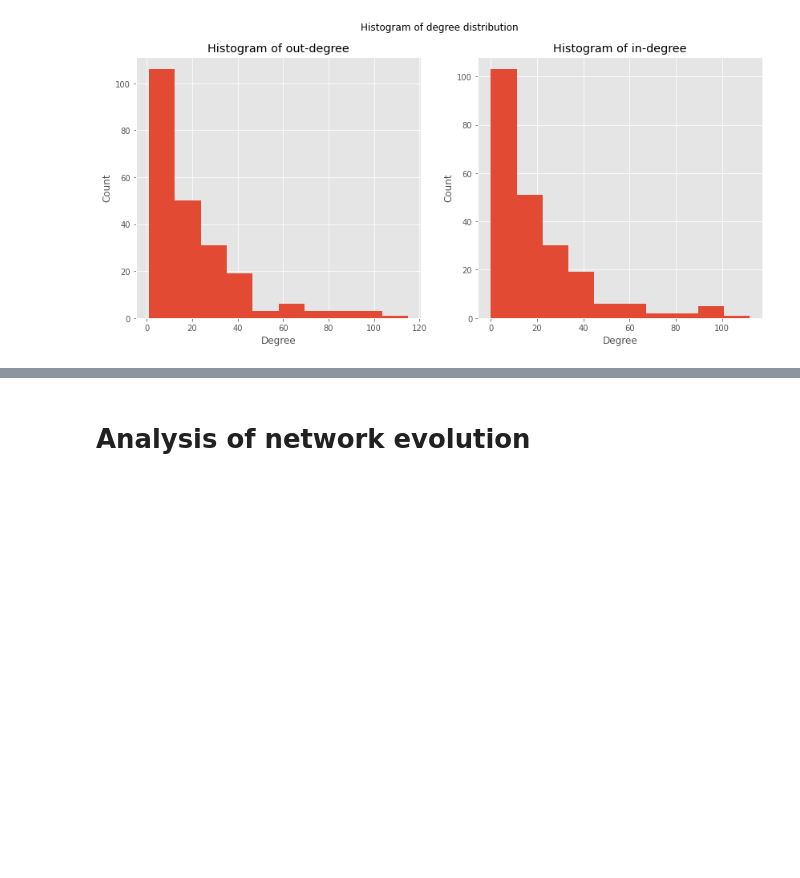
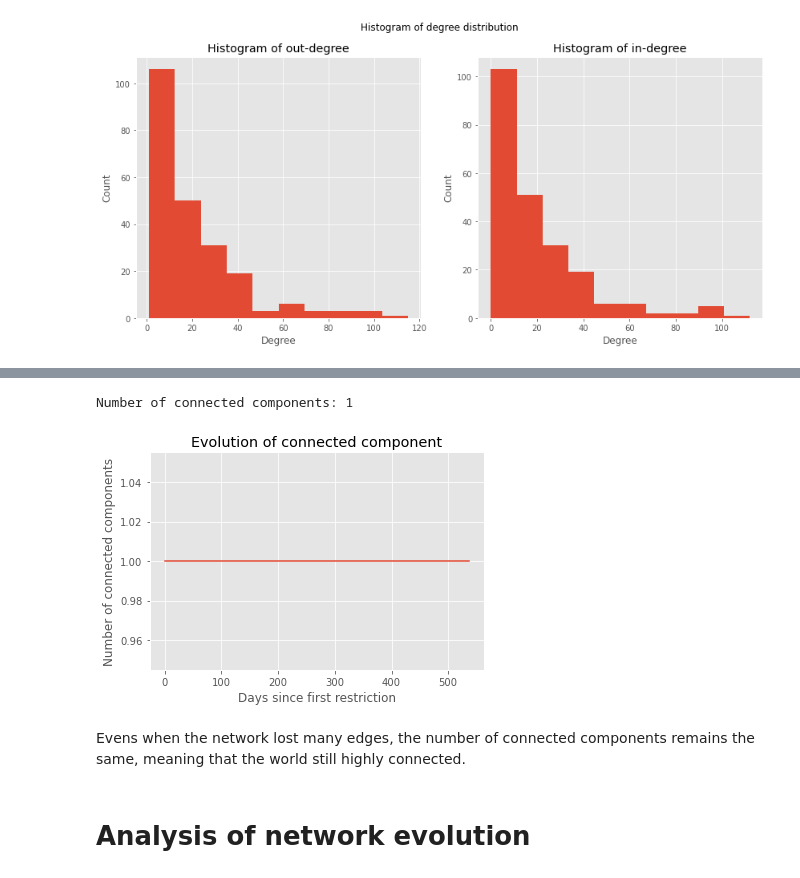
Before and after one commit to GiovaniValdrighi/covid-travels-network, a Jupyter notebook: visual-analysis.ipynb, the cells around one changed output, grey strips where cells are left out. Saved outputs shown, nothing was run; the diff lists cells and outputs as text; code cells hidden in the pictures; blank space fills up the shorter version.

```diff
--- a/visual-analysis.ipynb
+++ b/visual-analysis.ipynb
@@ -106,3 +168,40 @@ plt.show()
+# %%
+initial_network_undirected = initial_network.copy()
+for i in range(initial_network.shape[0]):
+    for j in range(initial_network.shape[0]):
+        if initial_network[i, j] == 0 and initial_network[j, i] == 0:
+            initial_network_undirected[i, j] = 0
+        else:
+            initial_network_undirected[i, j] = 1
+
+G_undirected = nx.from_numpy_matrix(initial_network_undirected)
+print("Number of connected components: " + str(nx.number_connected_components(G_undirected)))
+# %% [output]
+Number of connected components: 1
+# %%
+connected_components_series = []
+for t in range(temporal_network.shape[0]):
+    temp_undirected = temporal_network[t, :, :].copy()
+    for i in range(temp_undirected.shape[0]):
+        for j in range(i+1, temp_undirected.shape[0]):
+            v = 1
+            if temp_undirected[i, j] == 0 and temp_undirected[j, i] == 0:
+                v = 0
+            temp_undirected[i, j] = v
+            temp_undirected[j, i] = v
+
+    G_temp_undirected = nx.from_numpy_matrix(temp_undirected)
+    connected_components_series.append(nx.number_connected_components(G_temp_undirected))
+# %%
+plt.plot(list(range(len(connected_components_series))), connected_components_series)
+plt.title("Evolution of connected component")
+plt.xlabel("Days since first restriction")
+plt.ylabel("Number of connected components")
+plt.show()
+# %% [output]
+[figure, added]
+# %% [markdown]
+Evens when the network lost many edges, the number of connected components remains the same, meaning that the world still highly connected.
 # %% [markdown]
 # Analysis of network evolution
 # %%
```
Also changed, not shown: parts of 19 cells of this notebook, 1 other file.
